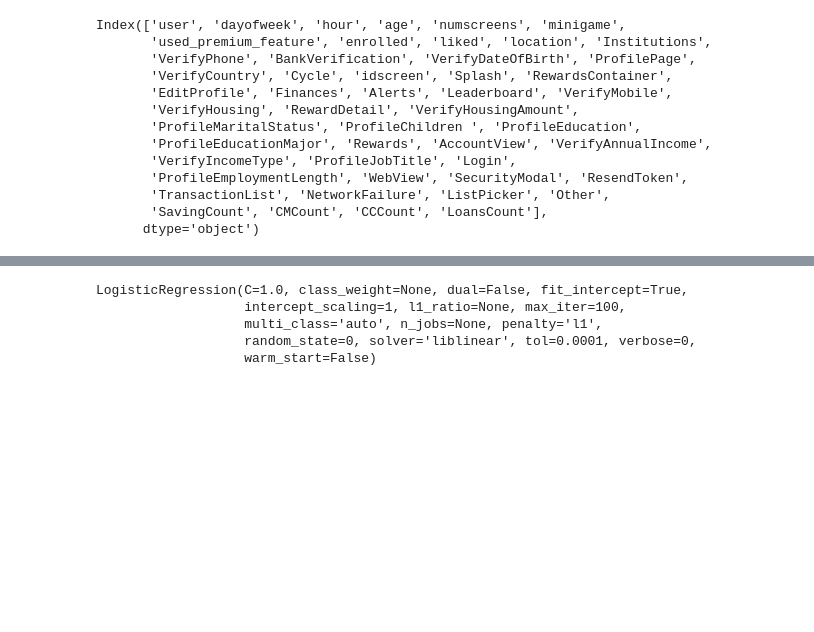
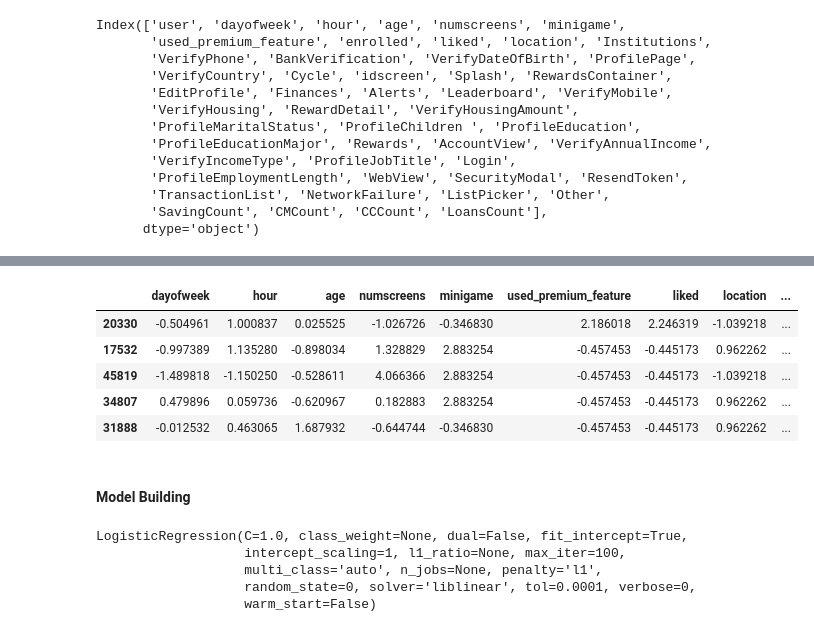
Before and after one commit to jha-vineet69/Customer-Subscription-Conversion, a Jupyter notebook: Conversion_Analysis.ipynb, the cells around one changed output, grey strips where cells are left out. Cells and saved outputs as stored; diff of their text form; code cells hidden in the pictures; blank space fills up the shorter version.

```diff
--- a/Conversion_Analysis.ipynb
+++ b/Conversion_Analysis.ipynb
@@ -314,4 +347,15 @@ X_train2.index = X_train.index.values
 X_test2.index = X_test.index.values
 X_train = X_train2
 X_test = X_test2
+# %%
+X_train.head()
+# %% [output]
+|  | dayofweek | hour | age | numscreens | minigame | used_premium_feature | liked | location | ... |
+| 20330 | -0.504961 | 1.000837 | 0.025525 | -1.026726 | -0.346830 | 2.186018 | 2.246319 | -1.039218 | ... |
+| 17532 | -0.997389 | 1.135280 | -0.898034 | 1.328829 | 2.883254 | -0.457453 | -0.445173 | 0.962262 | ... |
+| 45819 | -1.489818 | -1.150250 | -0.528611 | 4.066366 | 2.883254 | -0.457453 | -0.445173 | -1.039218 | ... |
+| 34807 | 0.479896 | 0.059736 | -0.620967 | 0.182883 | 2.883254 | -0.457453 | -0.445173 | 0.962262 | ... |
+| 31888 | -0.012532 | 0.463065 | 1.687932 | -0.644744 | -0.346830 | -0.457453 | -0.445173 | 0.962262 | ... |
+# %% [markdown]
+#### Model Building
 # %%
```
Also changed, not shown: parts of 31 cells of this notebook.
